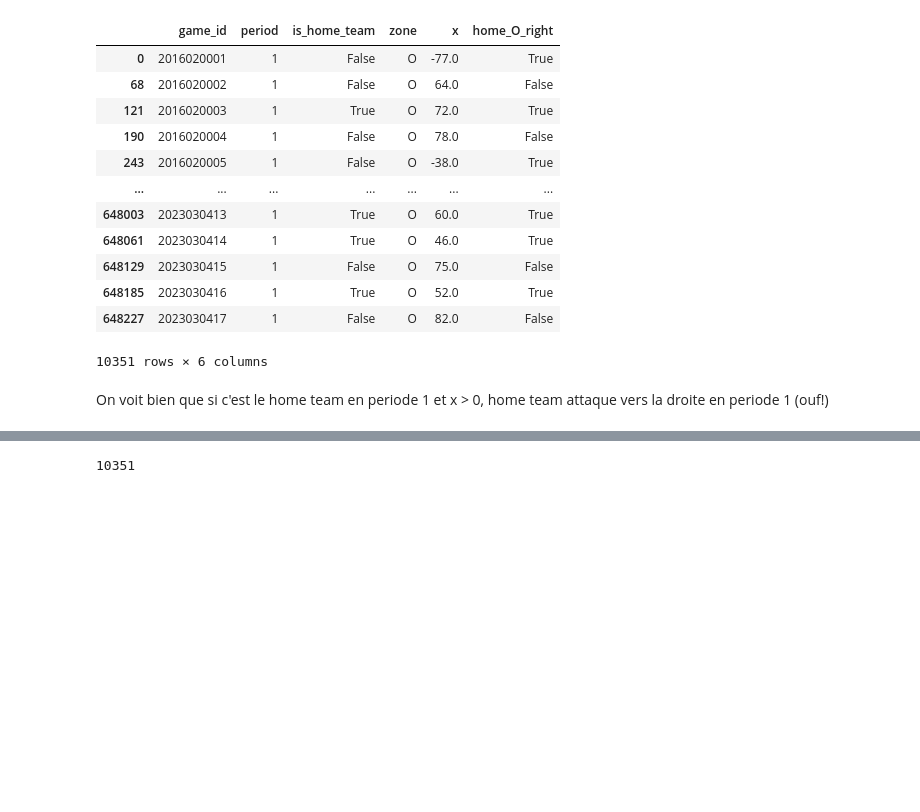
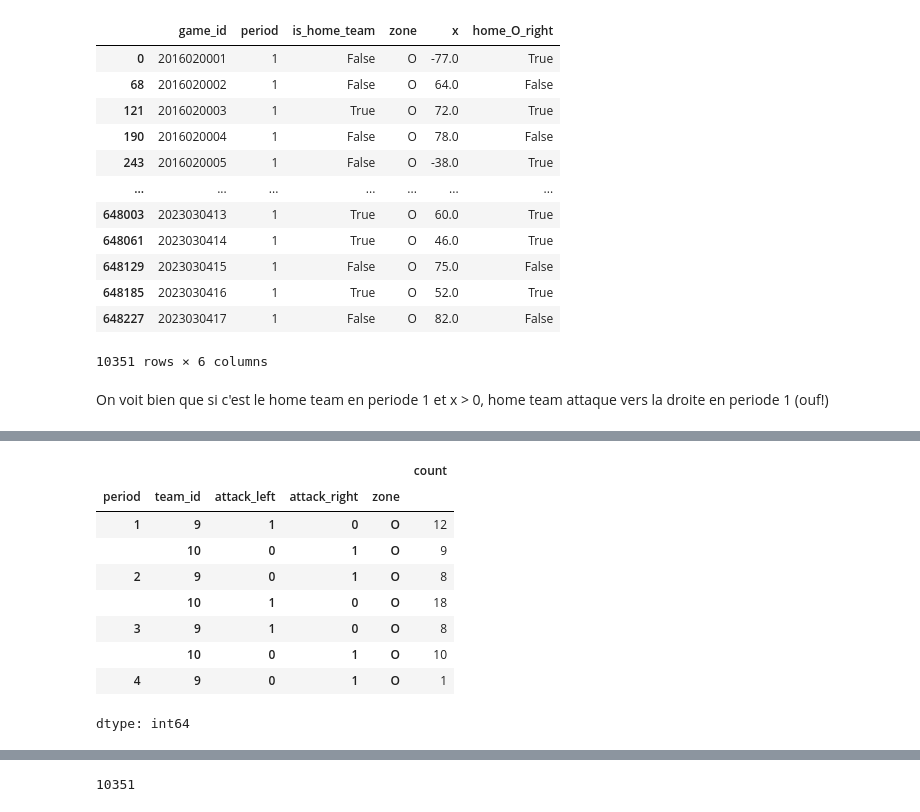
Before and after one commit to ammou35/LNH-data-science, a Jupyter notebook: data_science_project/notebooks/05_processing_data.ipynb, the cells around one changed output, grey strips where cells are left out. Cells and saved outputs as stored; diff of their text form; code cells hidden in the pictures; blank space fills up the shorter version.

```diff
--- a/data_science_project/notebooks/05_processing_data.ipynb
+++ b/data_science_project/notebooks/05_processing_data.ipynb
@@ -546,0 +348,23 @@ combined_shots_with_coordinates.query('game_id == 2023020078')[['game_id', 'even
+# %%
+# On peut commencer sur une seule partie pour simplifier avant de generaliser
+game_2016020001 = combined_shots_with_coordinates.query('game_id == 2016020001')
+# %%
+# Ou bien le nombre de fois ou ((x > 0) et (zone O)) + ((x < 0) et (zone D)) vs ((x > 0) et (zone D)) + ((x < 0) et (zone O))
+# MAIS OSEF y a vraiment beaucoup moins de tirs depuis la zone D anyways donc carries less information
+(game_2016020001.query('zone != "N"')
+.assign(attack_left=lambda df: ((df['x'] > 0) & (df['zone'] == 'O'))*1 + ((df['x'] < 0 ) & (df['zone'] == 'D'))*1,
+        attack_right=lambda df: ((df['x'] < 0) & (df['zone'] == 'O'))*1 + ((df['x'] > 0 ) & (df['zone'] == 'D'))*1)
+.groupby(['period', 'team_id'])
+[['attack_left', 'attack_right', 'zone']].value_counts()
+)
+# %% [output]
+|  |  |  |  |  | count |
+| period | team_id | attack_left | attack_right | zone |  |
+| 1 | 9 | 1 | 0 | O | 12 |
+|  | 10 | 0 | 1 | O | 9 |
+| 2 | 9 | 0 | 1 | O | 8 |
+|  | 10 | 1 | 0 | O | 18 |
+| 3 | 9 | 1 | 0 | O | 8 |
+|  | 10 | 0 | 1 | O | 10 |
+| 4 | 9 | 0 | 1 | O | 1 |
+dtype: int64
```
Also changed, not shown: parts of 58 cells of this notebook.
